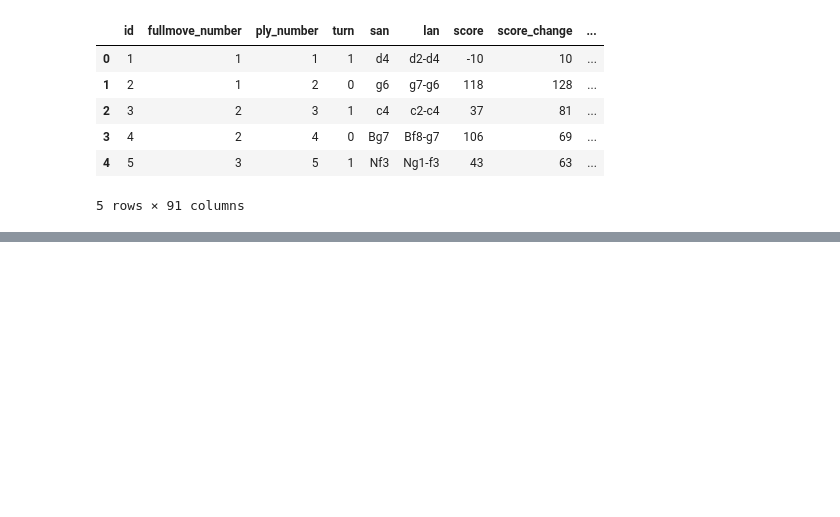
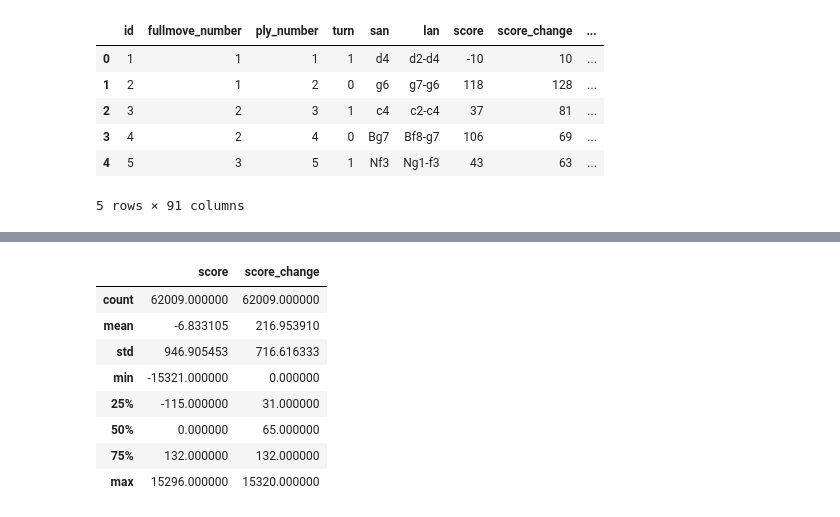
Before and after one commit to endoffline/chess_analytics, a Jupyter notebook: graphs/score_vs_score_change.ipynb, the cells around one changed output, grey strips where cells are left out. Cells and saved outputs as stored; diff of their text form; code cells hidden in the pictures; blank space fills up the shorter version.

```diff
--- a/graphs/score_vs_score_change.ipynb
+++ b/graphs/score_vs_score_change.ipynb
@@ -41,7 +53,7 @@ df_move_dirty = pd.read_sql("SELECT * FROM move", connection)
 
 # remove games that are either too short or too long
 df_game = remove_outlier(df_game_dirty, "length")
-df_move = df_move_dirty[df_move_dirty["game_id"].isin(df_game["id"])]
+df_move = df_move_dirty.query("ply_number <= 133")
 df_move.head()
 # %% [output]
 |  | id | fullmove_number | ply_number | turn | san | lan | score | score_change | ... |
@@ -121,0 +128,12 @@ f.savefig("scorevsscorechange.pdf")
+# %%
+df_move[["score","score_change"]].describe()
+# %% [output]
+|  | score | score_change |
+| count | 62009.000000 | 62009.000000 |
+| mean | -6.833105 | 216.953910 |
+| std | 946.905453 | 716.616333 |
+| min | -15321.000000 | 0.000000 |
+| 25% | -115.000000 | 31.000000 |
+| 50% | 0.000000 | 65.000000 |
+| 75% | 132.000000 | 132.000000 |
+| max | 15296.000000 | 15320.000000 |
```
Also changed, not shown: parts of 15 cells of this notebook, 48 other files.
